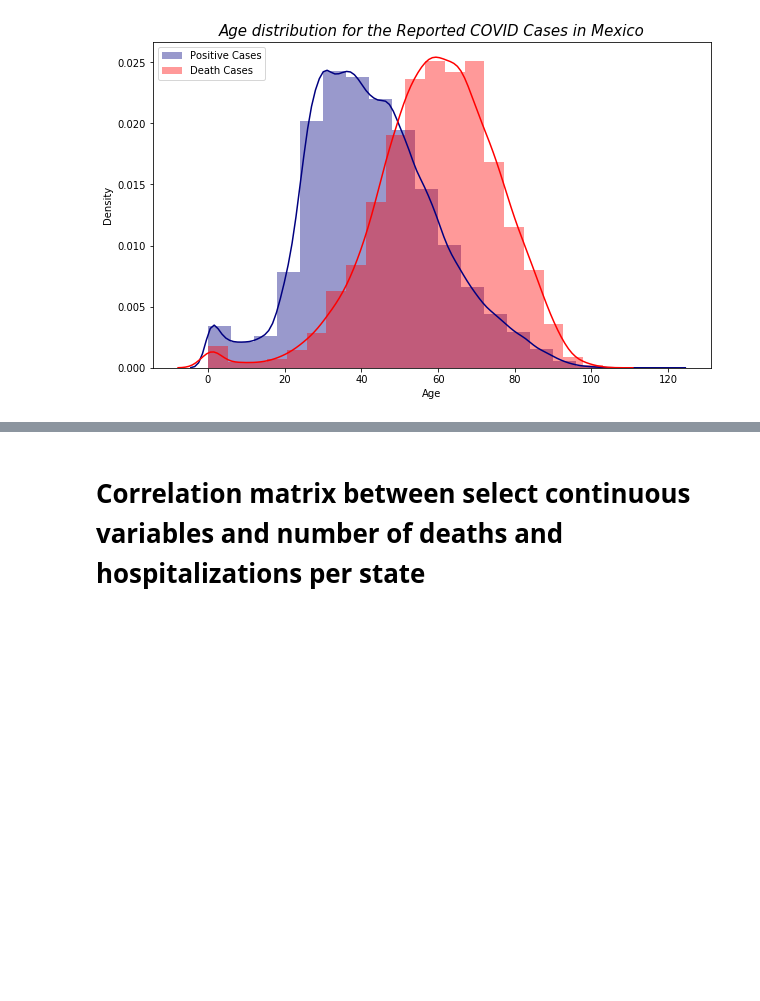
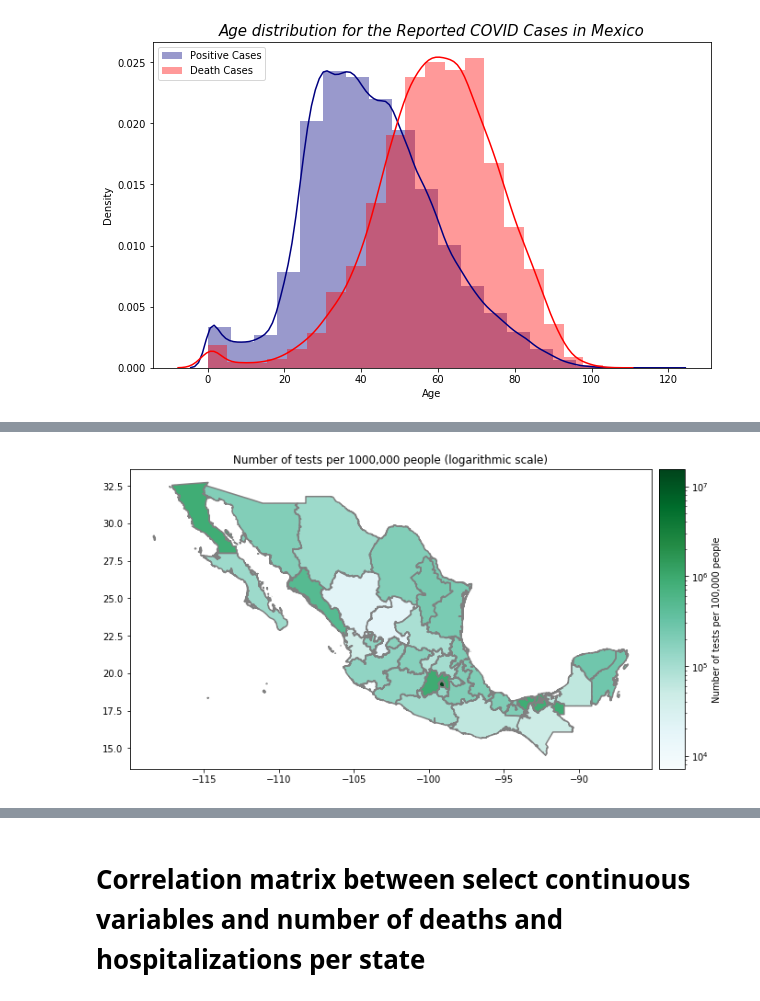
Before and after one commit to ml-project-2020/covid, a Jupyter notebook: Descriptive Visualizations.ipynb, the cells around one changed output, grey strips where cells are left out. Cells and saved outputs as stored; diff of their text form; code cells hidden in the pictures; blank space fills up the shorter version.

```diff
--- a/Descriptive Visualizations.ipynb
+++ b/Descriptive Visualizations.ipynb
@@ -137,3 +139,19 @@ sum_bystate_gdf.boundary.plot(color='grey',ax =ax);
+# %%
+import matplotlib.colors as colors
+fig, ax = plt.subplots(figsize=(15,6))
+ax.set_title("Number of tests per 1000,000 people (logarithmic scale)")
+divider = make_axes_locatable(ax)
+cax = divider.append_axes("right", size="5%", pad=0.1)
+
+divnorm = colors.LogNorm(vmin=min(sum_bystate['pruebas por 100000']),
+                         vmax=max(sum_bystate['pruebas por 100000']))
+
+ax = sum_bystate_gdf.plot(column='pruebas por 100000', cmap='BuGn', legend=True, norm=divnorm,
+                          legend_kwds={'label': "Number of tests per 100,000 people"},
+                          ax=ax, cax=cax)
+sum_bystate_gdf.boundary.plot(color='grey',ax =ax);
+# %% [output]
+[figure, added]
 # %%
 fig, ax = plt.subplots(8,4)
 fig.set_size_inches(50, 80)
```
Also changed, not shown: parts of 14 cells of this notebook.
